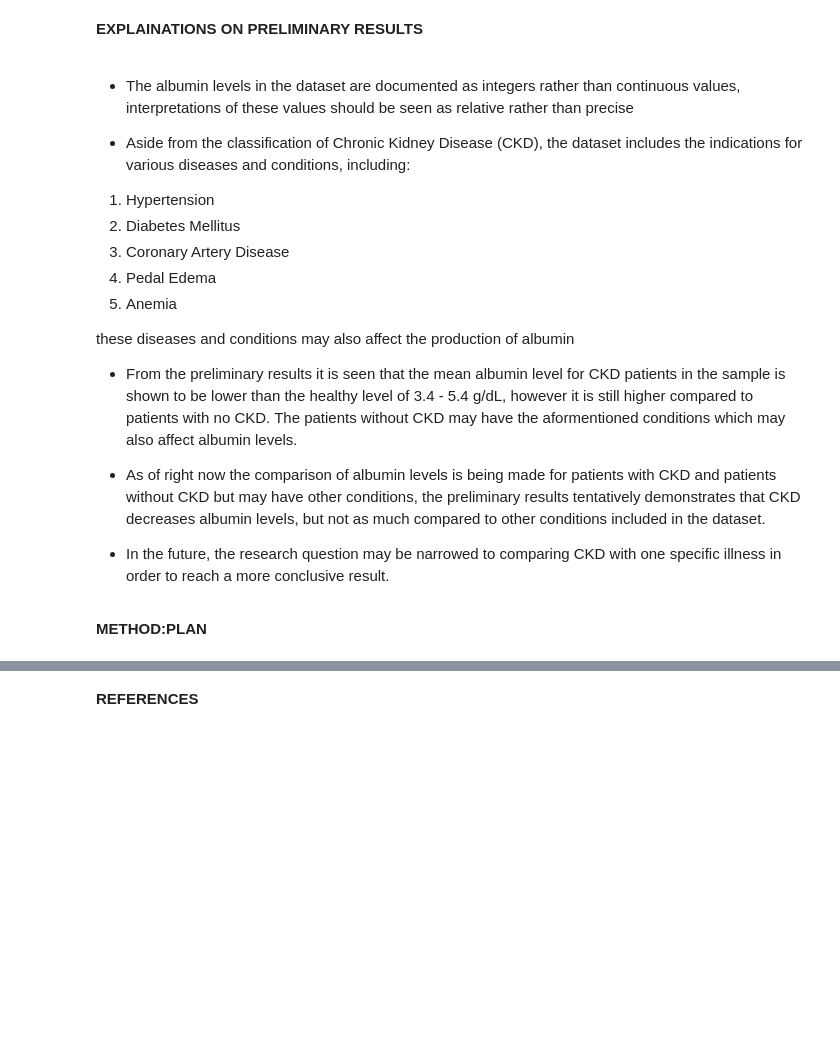
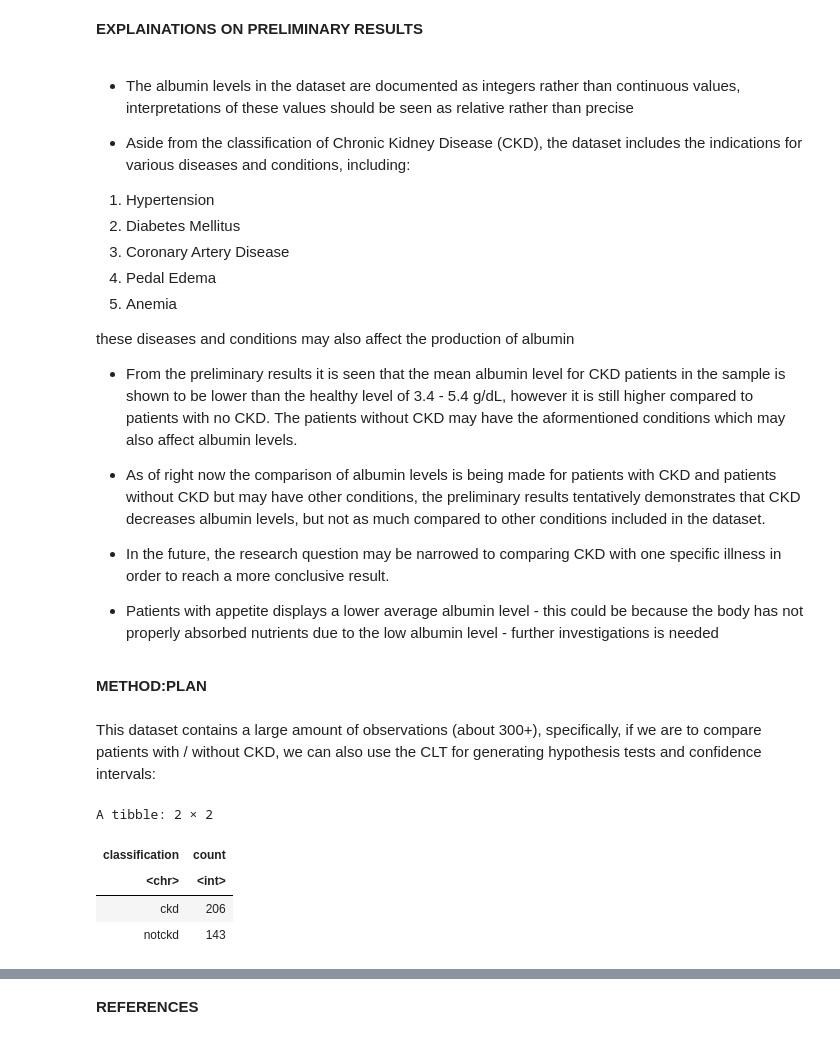
Before and after one commit to mish-salt/Group-14-stat-project, a Jupyter notebook: PROPOSAL.ipynb, the cells around one changed output, grey strips where cells are left out. Drawn from its saved outputs; the diff is of its cells as text; code cells hidden in the pictures; blank space fills up the shorter version.

```diff
--- a/PROPOSAL.ipynb
+++ b/PROPOSAL.ipynb
@@ -123,5 +130,23 @@ these diseases and conditions may also affect the production of albumin
 - As of right now the comparison of albumin levels is being made for patients with CKD and patients without CKD but may have other conditions, the preliminary results tentatively demonstrates that CKD decreases albumin levels, but not as much compared to other conditions included in the dataset.
 
 - In the future, the research question may be narrowed to comparing CKD with one specific illness in order to reach a more conclusive result.
+
+- Patients with appetite displays a lower average albumin level - this could be because the body has not properly absorbed nutrients due to the low albumin level - further investigations is needed
 # %% [markdown]
 **METHOD:PLAN**
+# %% [markdown]
+This dataset contains a large amount of observations (about 300+), specifically, if we are to compare patients with / without CKD, we can also use the CLT for generating hypothesis tests and confidence intervals:
+# %%
+#calculating number of oberservations for CKD & non-CKD patients
+sample_sizes <- ckd_data %>%
+    select(classification)%>%
+    group_by(classification)%>%
+    summarize(count = n())
+
+sample_sizes
+# %% [output]
+A tibble: 2 × 2
+| classification | count |
+| <chr> | <int> |
+| ckd | 206 |
+| notckd | 143 |
```
Also changed, not shown: parts of 7 cells of this notebook.
